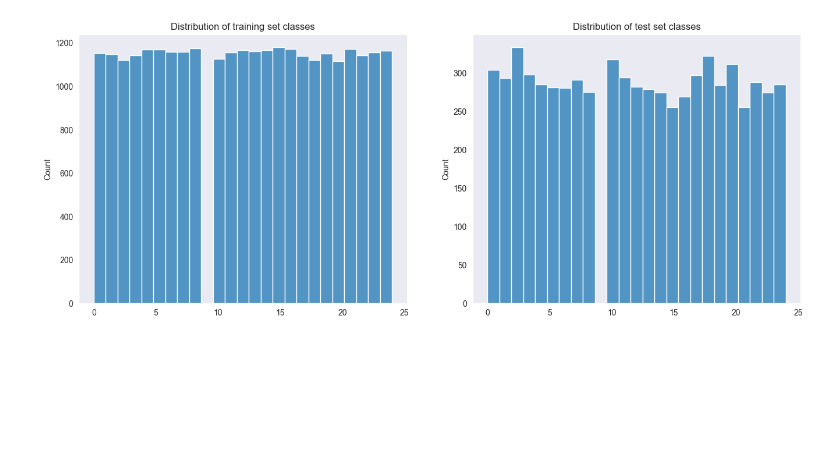
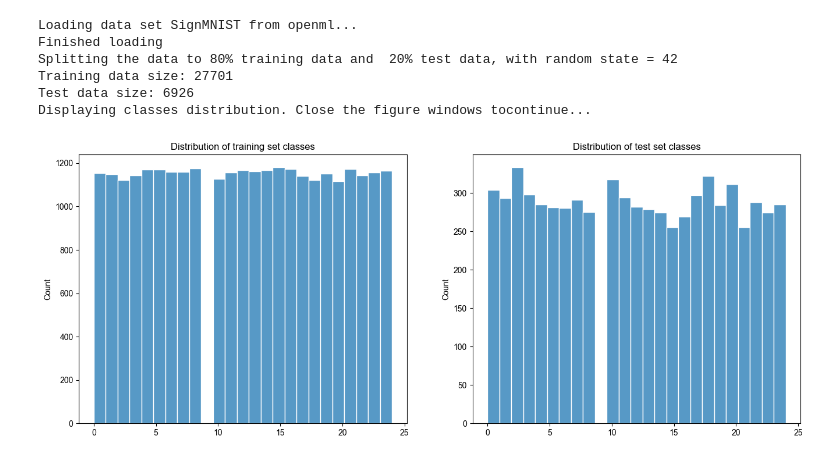
Before and after one commit to ml-phan/mnist_sign, a Jupyter notebook: demo.ipynb, the cells around one changed output. Cells and saved outputs as stored; diff of their text form; code cells hidden in the pictures; blank space fills up the shorter version.

```diff
--- a/demo.ipynb
+++ b/demo.ipynb
@@ -20,10 +12,11 @@ Test data size: 6926
-# %%
-fig, axs = plt.subplots(1, 2, figsize=(16,6))
-sns.set_style("dark")
-sns.histplot(y_train, bins=25, ax=axs[0])
-axs[0].set_title("Distribution of training set classes")
-sns.histplot(y_test, bins=25, ax=axs[1])
-axs[1].set_title("Distribution of test set classes")
-plt.show()
-# %% [output]
-[figure, removed]
+# %%
+mnist = get_dataset_openml()
+X_train, X_test, y_train, y_test = data_preprocessing(mnist)
+# %% [output]
+Loading data set SignMNIST from openml...
+Finished loading
+Splitting the data to 80% training data and  20% test data, with random state = 42
+Training data size: 27701
+Test data size: 6926
+Displaying classes distribution. Close the figure windows tocontinue...
+[figure, added]
```
Also changed, not shown: parts of 9 cells of this notebook, 3 other files.
